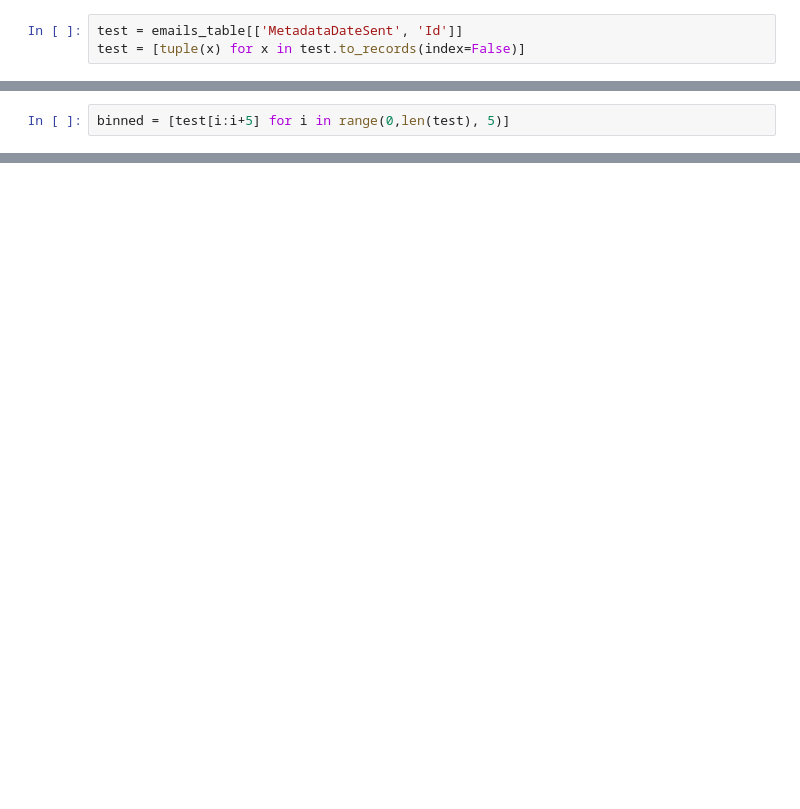
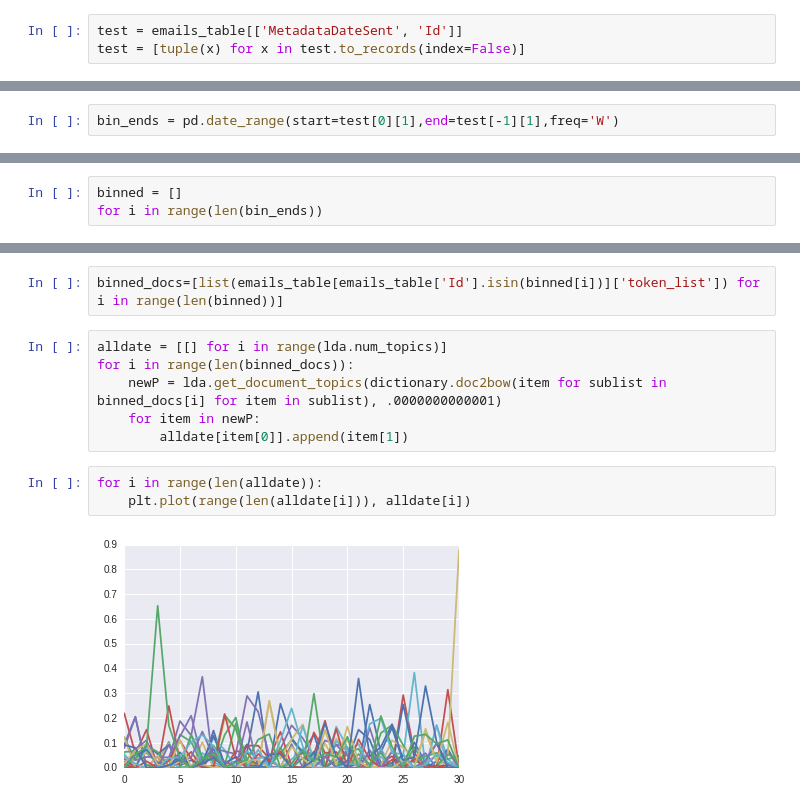
Before and after one commit to NobleKennamer/pgm_project, a Jupyter notebook: time_series.ipynb, the cells around one changed output, grey strips where cells are left out. Drawn from its saved outputs; the diff is of its cells as text; blank space fills up the shorter version.

```diff
--- a/time_series.ipynb
+++ b/time_series.ipynb
@@ -42,0 +66,2 @@ test = [item[0] for item in test]
+# %%
+bin_ends = pd.date_range(start=test[0][1],end=test[-1][1],freq='W')
@@ -43,2 +74,3 @@ test = [item[0] for item in test]
 # %%
-binned = [test[i:i+5] for i in range(0,len(test), 5)]
+binned = []
+for i in range(len(bin_ends))
@@ -48,0 +99,13 @@ binned[0]
+# %%
+binned_docs=[list(emails_table[emails_table['Id'].isin(binned[i])]['token_list']) for i in range(len(binned))]
+# %%
+alldate = [[] for i in range(lda.num_topics)]
+for i in range(len(binned_docs)):
+    newP = lda.get_document_topics(dictionary.doc2bow(item for sublist in binned_docs[i] for item in sublist), .0000000000001)
+    for item in newP:
+        alldate[item[0]].append(item[1])
+# %%
+for i in range(len(alldate)):
+    plt.plot(range(len(alldate[i])), alldate[i])
+# %% [output]
+[figure, added]
```
Also changed, not shown: parts of 9 cells of this notebook.
